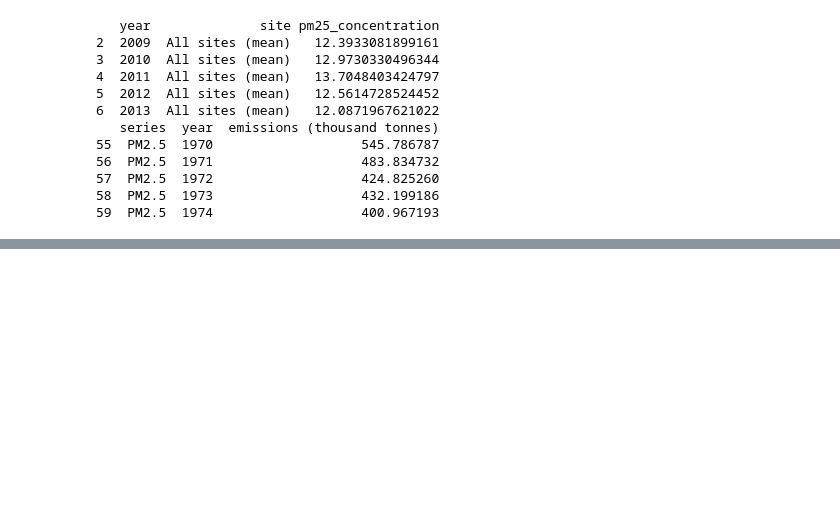
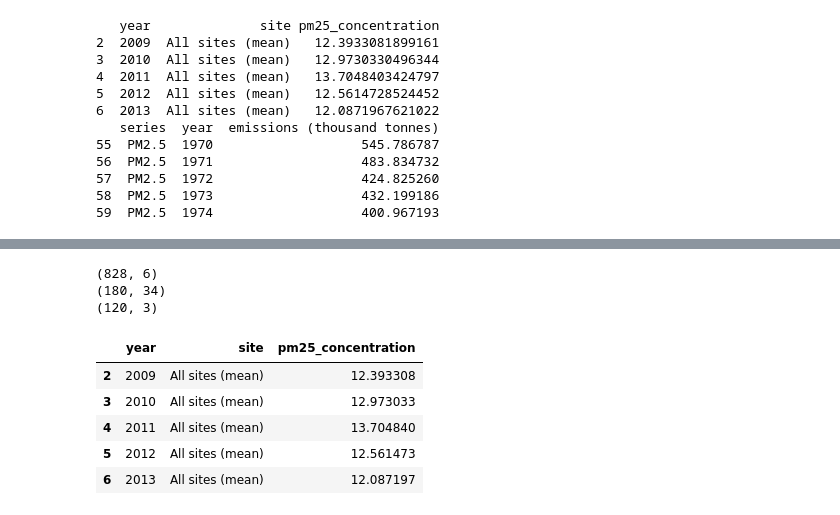
Before and after one commit to jonahlw2/IS_477_Group_Project, a Jupyter notebook: Code/main-code.ipynb, the cells around one changed output, grey strips where cells are left out. Saved outputs shown, nothing was run; the diff lists cells and outputs as text; code cells hidden in the pictures; blank space fills up the shorter version.

```diff
--- a/Code/main-code.ipynb
+++ b/Code/main-code.ipynb
@@ -108,0 +142,24 @@ print(emissions_clean.head())
+# %%
+print(pm25_df.shape)
+print(who_df.shape)
+print(emissions_df.shape)
+# %% [output]
+(828, 6)
+(180, 34)
+(120, 3)
+# %%
+pm25_clean = pm25_df.iloc[2:, [0, 1, 2]].copy()
+pm25_clean.columns = ["year", "site", "pm25_concentration"]
+pm25_clean["year"] = pd.to_numeric(pm25_clean["year"], errors="coerce")
+pm25_clean["pm25_concentration"] = pd.to_numeric(pm25_clean["pm25_concentration"], errors="coerce")
+pm25_clean = pm25_clean.dropna(subset=["year", "pm25_concentration"])
+pm25_clean["year"] = pm25_clean["year"].astype(int)
+
+pm25_clean.head()
+# %% [output]
+|  | year | site | pm25_concentration |
+| 2 | 2009 | All sites (mean) | 12.393308 |
+| 3 | 2010 | All sites (mean) | 12.973033 |
+| 4 | 2011 | All sites (mean) | 13.704840 |
+| 5 | 2012 | All sites (mean) | 12.561473 |
+| 6 | 2013 | All sites (mean) | 12.087197 |
```
Also changed, not shown: parts of 8 cells of this notebook.
